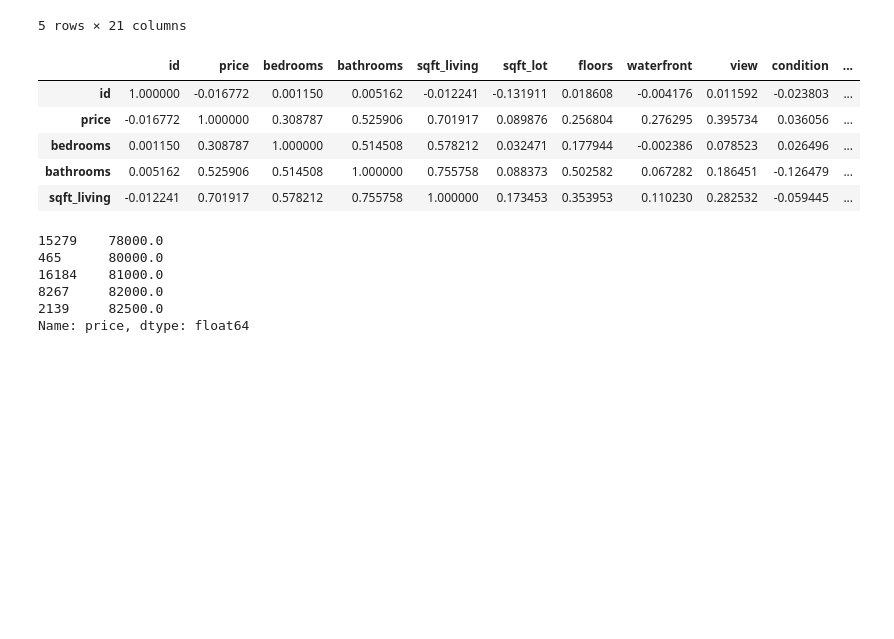
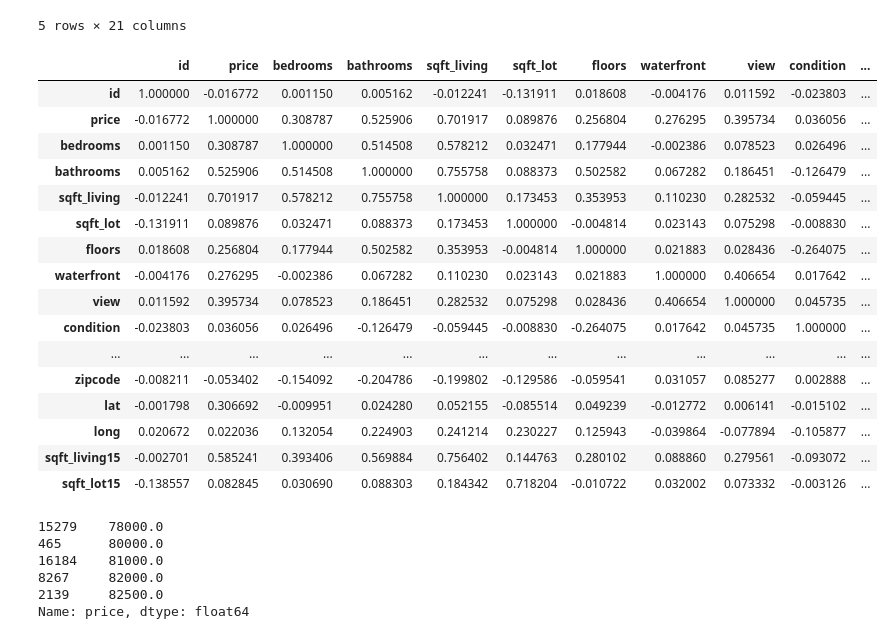
Before and after one commit to AlludedCrabb/Data-Science-Housing-Data-Project, a Jupyter notebook: Jacob_Taeho project.ipynb, the cells around one changed output. Drawn from its saved outputs; the diff is of its cells as text; code cells hidden in the pictures; blank space fills up the shorter version.

```diff
--- a/Jacob_Taeho project.ipynb
+++ b/Jacob_Taeho project.ipynb
@@ -46,14 +52,25 @@ df.head()
 5 rows × 21 columns
 # %%
 #see what relates to what
-df.corr().head()
+df.corr()
 # %% [output]
 |  | id | price | bedrooms | bathrooms | sqft_living | sqft_lot | floors | waterfront | view | condition | ... |
 | id | 1.000000 | -0.016772 | 0.001150 | 0.005162 | -0.012241 | -0.131911 | 0.018608 | -0.004176 | 0.011592 | -0.023803 | ... |
 | price | -0.016772 | 1.000000 | 0.308787 | 0.525906 | 0.701917 | 0.089876 | 0.256804 | 0.276295 | 0.395734 | 0.036056 | ... |
 | bedrooms | 0.001150 | 0.308787 | 1.000000 | 0.514508 | 0.578212 | 0.032471 | 0.177944 | -0.002386 | 0.078523 | 0.026496 | ... |
 | bathrooms | 0.005162 | 0.525906 | 0.514508 | 1.000000 | 0.755758 | 0.088373 | 0.502582 | 0.067282 | 0.186451 | -0.126479 | ... |
 | sqft_living | -0.012241 | 0.701917 | 0.578212 | 0.755758 | 1.000000 | 0.173453 | 0.353953 | 0.110230 | 0.282532 | -0.059445 | ... |
+| sqft_lot | -0.131911 | 0.089876 | 0.032471 | 0.088373 | 0.173453 | 1.000000 | -0.004814 | 0.023143 | 0.075298 | -0.008830 | ... |
+| floors | 0.018608 | 0.256804 | 0.177944 | 0.502582 | 0.353953 | -0.004814 | 1.000000 | 0.021883 | 0.028436 | -0.264075 | ... |
+| waterfront | -0.004176 | 0.276295 | -0.002386 | 0.067282 | 0.110230 | 0.023143 | 0.021883 | 1.000000 | 0.406654 | 0.017642 | ... |
+| view | 0.011592 | 0.395734 | 0.078523 | 0.186451 | 0.282532 | 0.075298 | 0.028436 | 0.406654 | 1.000000 | 0.045735 | ... |
+| condition | -0.023803 | 0.036056 | 0.026496 | -0.126479 | -0.059445 | -0.008830 | -0.264075 | 0.017642 | 0.045735 | 1.000000 | ... |
+| ... | ... | ... | ... | ... | ... | ... | ... | ... | ... | ... | ... |
+| zipcode | -0.008211 | -0.053402 | -0.154092 | -0.204786 | -0.199802 | -0.129586 | -0.059541 | 0.031057 | 0.085277 | 0.002888 | ... |
+| lat | -0.001798 | 0.306692 | -0.009951 | 0.024280 | 0.052155 | -0.085514 | 0.049239 | -0.012772 | 0.006141 | -0.015102 | ... |
+| long | 0.020672 | 0.022036 | 0.132054 | 0.224903 | 0.241214 | 0.230227 | 0.125943 | -0.039864 | -0.077894 | -0.105877 | ... |
+| sqft_living15 | -0.002701 | 0.585241 | 0.393406 | 0.569884 | 0.756402 | 0.144763 | 0.280102 | 0.088860 | 0.279561 | -0.093072 | ... |
+| sqft_lot15 | -0.138557 | 0.082845 | 0.030690 | 0.088303 | 0.184342 | 0.718204 | -0.010722 | 0.032002 | 0.073332 | -0.003126 | ... |
 # %%
 #look at the low end of values
 df.price.sort_values().head()
```
Also changed, not shown: parts of 62 cells of this notebook.
